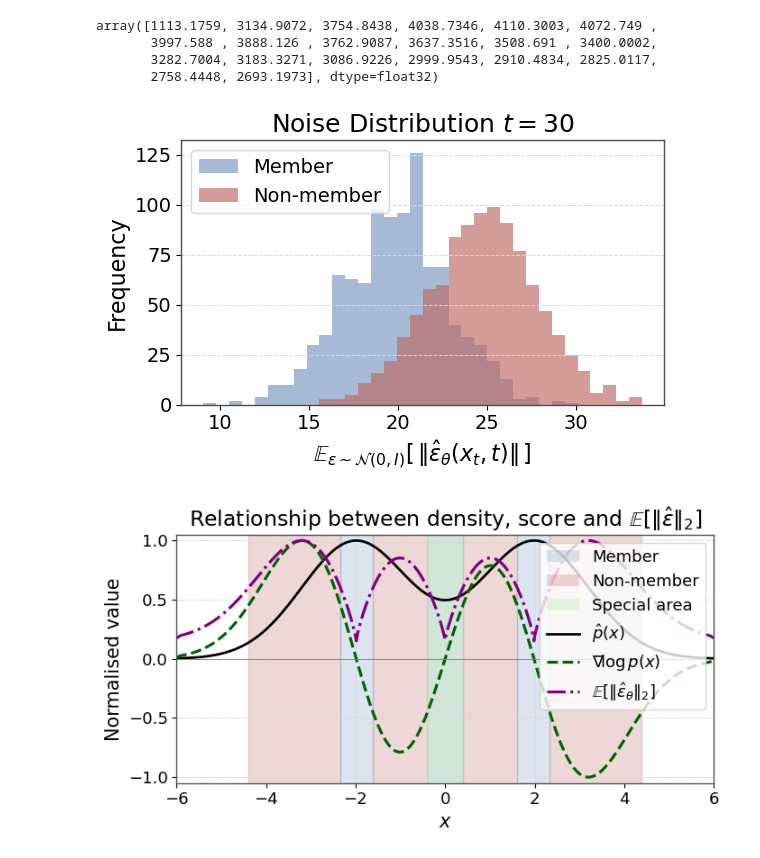
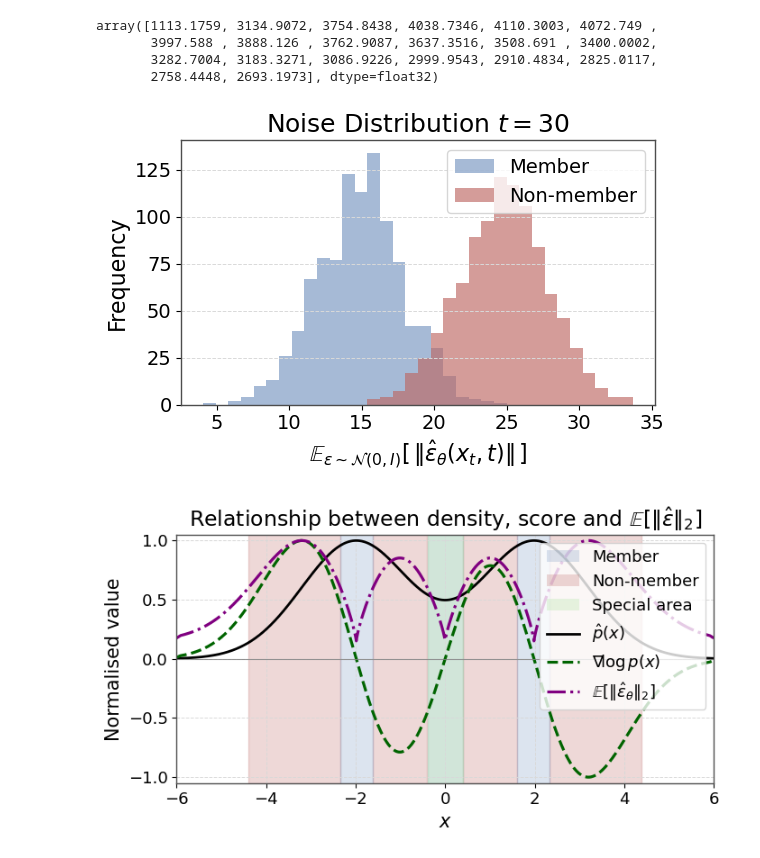
Before and after one commit to mx-ethan-rao/SimA, a Jupyter notebook: notebooks/plots.ipynb, the cells around one changed output. Cells and saved outputs as stored; diff of their text form; code cells hidden in the pictures.

Commit message:
update figures

```diff
--- a/notebooks/plots.ipynb
+++ b/notebooks/plots.ipynb
@@ -141,7 +141,7 @@ import matplotlib.pyplot as plt
 # 1)  Dummy data – swap these with your real ‖ε̂‖₂ arrays
 # ------------------------------------------------------------------
 rng = np.random.default_rng(seed=42)
-train_norms = rng.normal(loc=20, scale=3, size=1_000)
+train_norms = rng.normal(loc=15, scale=3, size=1_000)
 test_norms  = rng.normal(loc=25, scale=3, size=1_000)
 
 # ------------------------------------------------------------------
@@ -169,34 +169,34 @@ fig, ax = plt.subplots(figsize=(6, 4))
 
 # ------------------------------------------------------------------
 # 4)  Overlayed histograms (α ≈ 0.65 gives nice transparency)
 # ------------------------------------------------------------------
 bins = np.linspace(
     min(train_norms.min(), test_norms.min()),
     max(train_norms.max(), test_norms.max()),
     35                    # 35 bins → smooth curve; tweak as you like
 )
 
 ax.hist(train_norms, bins=bins,
         color=TRAIN_COLOUR, alpha=0.65, label="Member")
 ax.hist(test_norms,  bins=bins,
         color=TEST_COLOUR, alpha=0.65, label="Non-member")
 
 # ------------------------------------------------------------------
 # 5)  Labels, legend, tidy‑up
 # ------------------------------------------------------------------
 ax.set_xlabel(r"$\mathbb{E}_{\varepsilon \sim \mathcal{N}(0,I)}"
     r"[\,\Vert\hat{\varepsilon}_{\theta}(x_t,t)\Vert\,]$")
 ax.set_ylabel("Frequency")
 ax.set_title(r"Noise Distribution $t=30$")
 ax.legend(frameon=True)
 ax.grid(True, axis='y', zorder=-1)
 
 fig.tight_layout()
 
 fig.savefig("/home/ethanrao/MIA_Diffusion/figures/norm_freq_dist.png", dpi=300, bbox_inches="tight")
 plt.show()
 # %% [output]
-[figure, old version]
+[figure, new version]
 # %%
 import numpy as np
 import matplotlib.pyplot as plt
```
Also changed, not shown: parts of 5 cells of this notebook, 5 other files.
